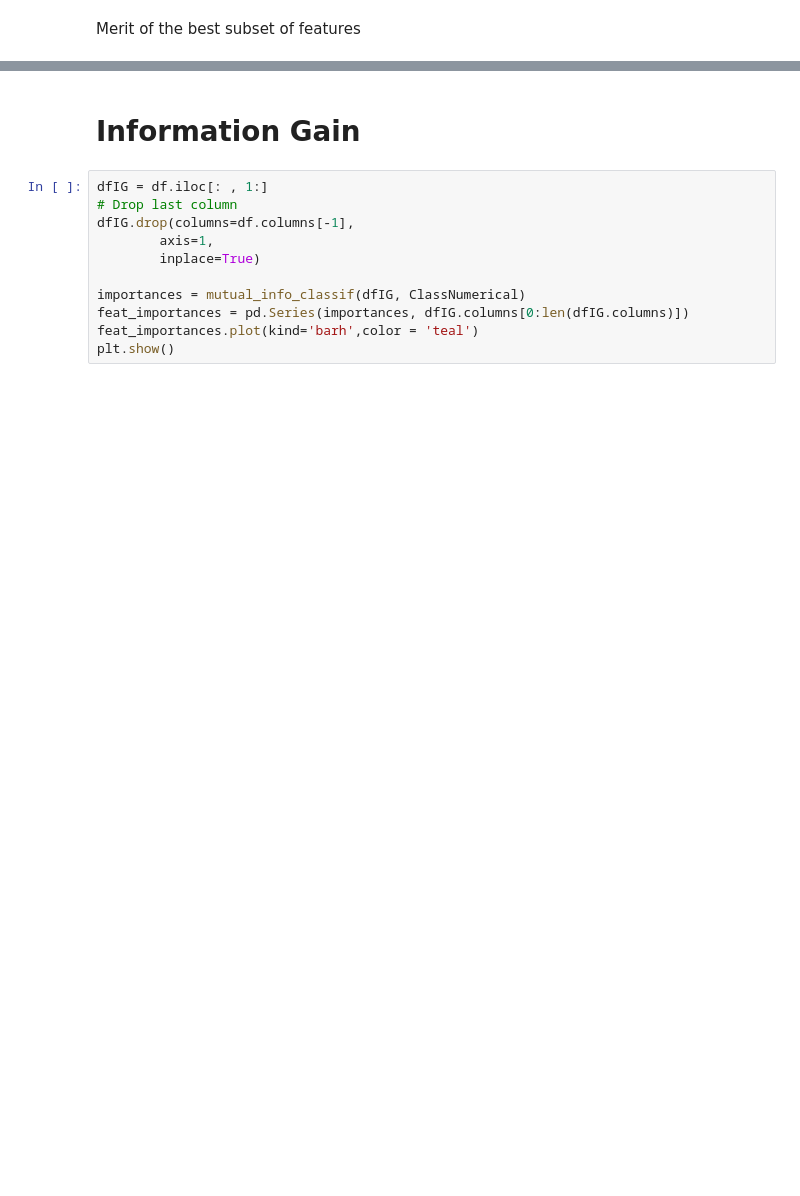
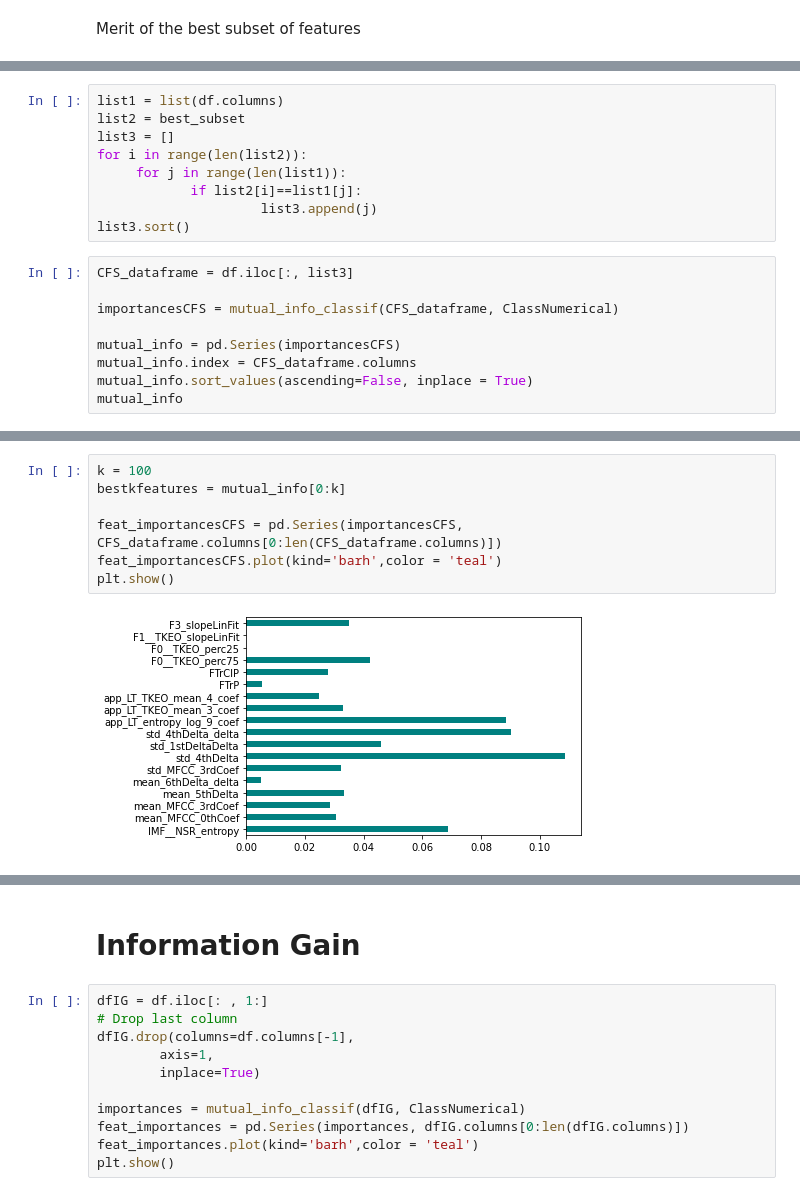
Before and after one commit to pietrodileo/Python_for_MD_thesis, a Jupyter notebook: FeatureSelection.ipynb, the cells around one changed output, grey strips where cells are left out. Drawn from its saved outputs; the diff is of its cells as text; blank space fills up the shorter version.

```diff
--- a/FeatureSelection.ipynb
+++ b/FeatureSelection.ipynb
@@ -216,0 +223,18 @@ merit
+# %%
+list1 = list(df.columns)
+list2 = best_subset
+list3 = []
+for i in range(len(list2)):
+     for j in range(len(list1)):
+            if list2[i]==list1[j]:
+                     list3.append(j)
+list3.sort()
+# %%
+CFS_dataframe = df.iloc[:, list3]
+
+importancesCFS = mutual_info_classif(CFS_dataframe, ClassNumerical)
+
+mutual_info = pd.Series(importancesCFS)
+mutual_info.index = CFS_dataframe.columns
+mutual_info.sort_values(ascending=False, inplace = True)
+mutual_info
@@ -216,0 +261,9 @@ merit
+# %%
+k = 100
+bestkfeatures = mutual_info[0:k]
+
+feat_importancesCFS = pd.Series(importancesCFS, CFS_dataframe.columns[0:len(CFS_dataframe.columns)])
+feat_importancesCFS.plot(kind='barh',color = 'teal')
+plt.show()
+# %% [output]
+[figure, added]
```
Also changed, not shown: parts of 16 cells of this notebook.
